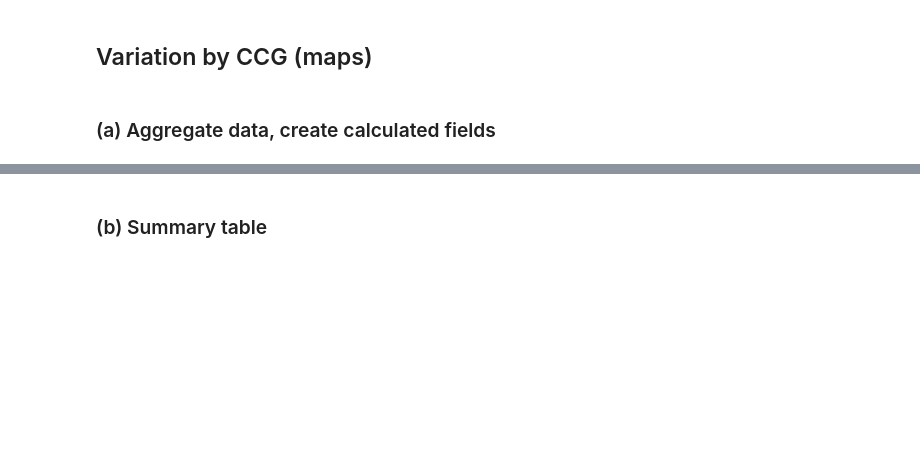
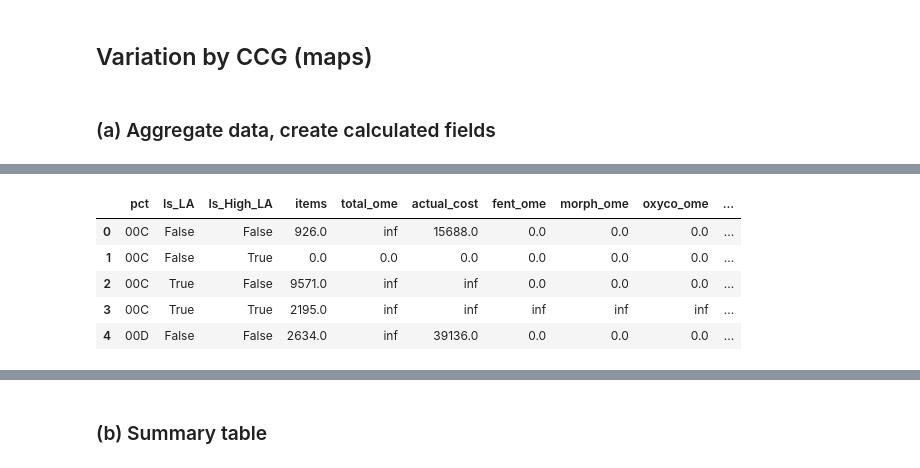
Before and after one commit to ebmdatalab/opioid_prescribing_paper, a Jupyter notebook: analysis/Opioids - updated analysis.ipynb, the cells around one changed output, grey strips where cells are left out. Saved outputs shown, nothing was run; the diff lists cells and outputs as text; code cells hidden in the pictures; blank space fills up the shorter version.

```diff
--- a/analysis/Opioids - updated analysis.ipynb
+++ b/analysis/Opioids - updated analysis.ipynb
@@ -869,3 +897,12 @@ plt.show()
+# %%
+pd.DataFrame(df4.groupby(["pct","Is_LA","Is_High_LA"]).sum()).reset_index().head()
+# %% [output]
+|  | pct | Is_LA | Is_High_LA | items | total_ome | actual_cost | fent_ome | morph_ome | oxyco_ome | ... |
+| 0 | 00C | False | False | 926.0 | inf | 15688.0 | 0.0 | 0.0 | 0.0 | ... |
+| 1 | 00C | False | True | 0.0 | 0.0 | 0.0 | 0.0 | 0.0 | 0.0 | ... |
+| 2 | 00C | True | False | 9571.0 | inf | inf | 0.0 | 0.0 | 0.0 | ... |
+| 3 | 00C | True | True | 2195.0 | inf | inf | inf | inf | inf | ... |
+| 4 | 00D | False | False | 2634.0 | inf | 39136.0 | 0.0 | 0.0 | 0.0 | ... |
 # %%
 # filter to latest 6 months only
 df4 = dftest
```
Also changed, not shown: parts of 32 cells of this notebook.
